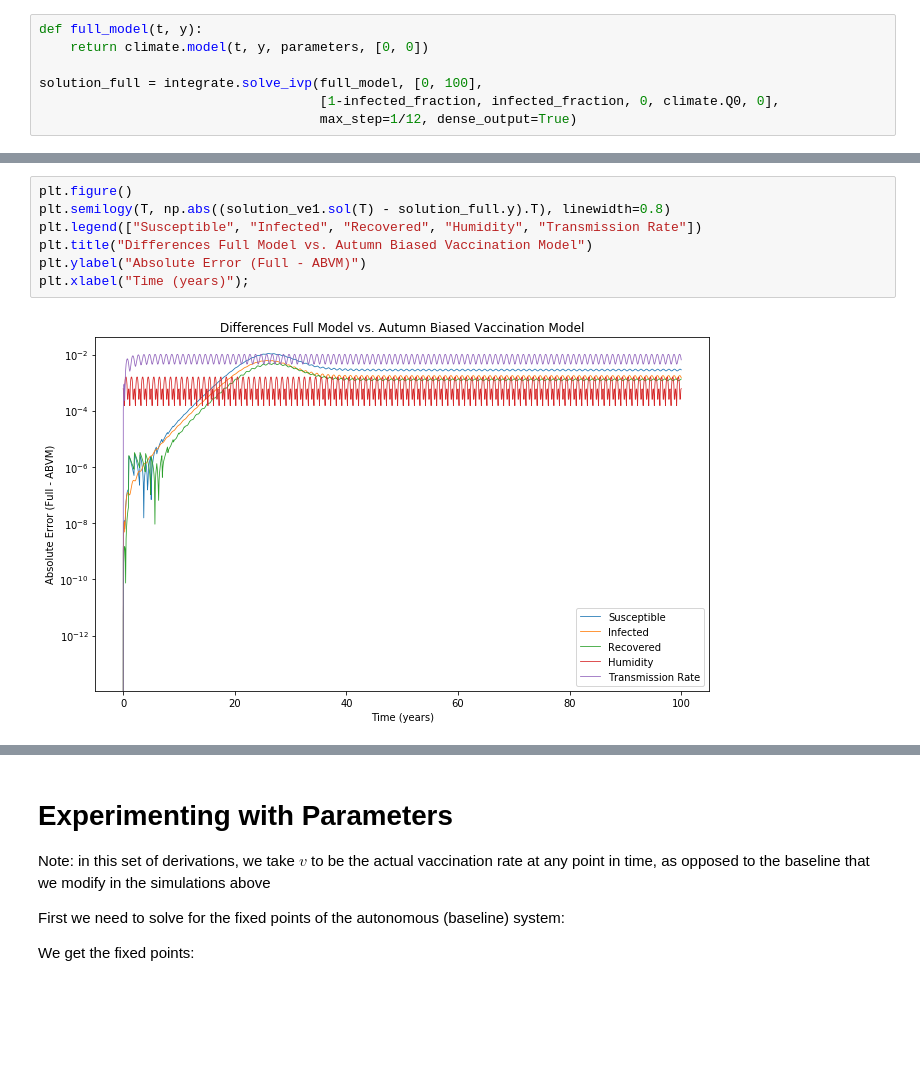
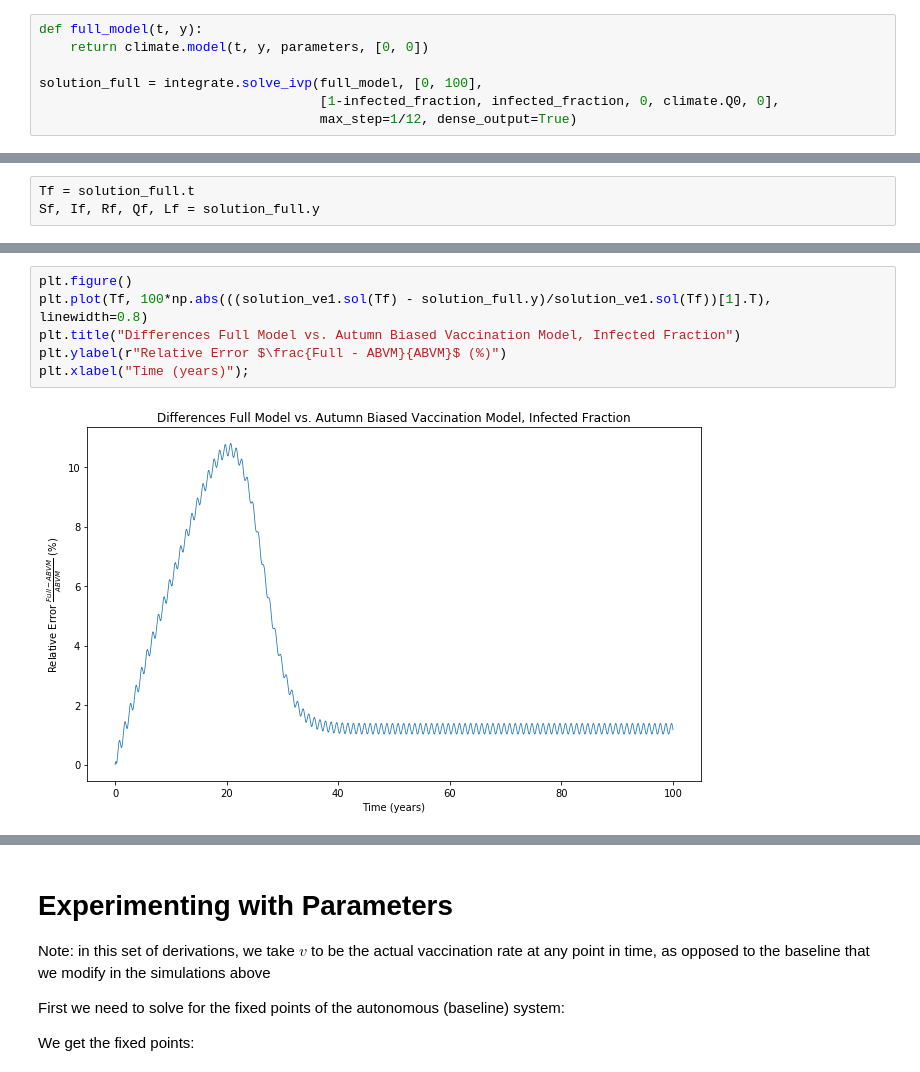
Before and after one commit to dwu402/self-harm, a Jupyter notebook: climate_forward.ipynb, the cells around one changed output, grey strips where cells are left out. Cells and saved outputs as stored; diff of their text form; blank space fills up the shorter version.

```diff
--- a/climate_forward.ipynb
+++ b/climate_forward.ipynb
@@ -335,2 +347,5 @@ S, I, R, Q, L = solution_full.y
+# %%
+Tf = solution_full.t
+Sf, If, Rf, Qf, Lf = solution_full.y
 # %%
 plt.figure()
@@ -362,9 +376,8 @@ plt.xlabel("Time (years)");
 # %%
 plt.figure()
-plt.semilogy(T, np.abs((solution_ve1.sol(T) - solution_full.y).T), linewidth=0.8)
-plt.legend(["Susceptible", "Infected", "Recovered", "Humidity", "Transmission Rate"])
-plt.title("Differences Full Model vs. Autumn Biased Vaccination Model")
-plt.ylabel("Absolute Error (Full - ABVM)")
+plt.plot(Tf, 100*np.abs(((solution_ve1.sol(Tf) - solution_full.y)/solution_ve1.sol(Tf))[1].T), linewidth=0.8)
+plt.title("Differences Full Model vs. Autumn Biased Vaccination Model, Infected Fraction")
+plt.ylabel(r"Relative Error $\frac{Full - ABVM}{ABVM}$ (%)")
 plt.xlabel("Time (years)");
 # %% [output]
-[figure, old version]
+[figure, new version]
```
Also changed, not shown: parts of 15 cells of this notebook.
